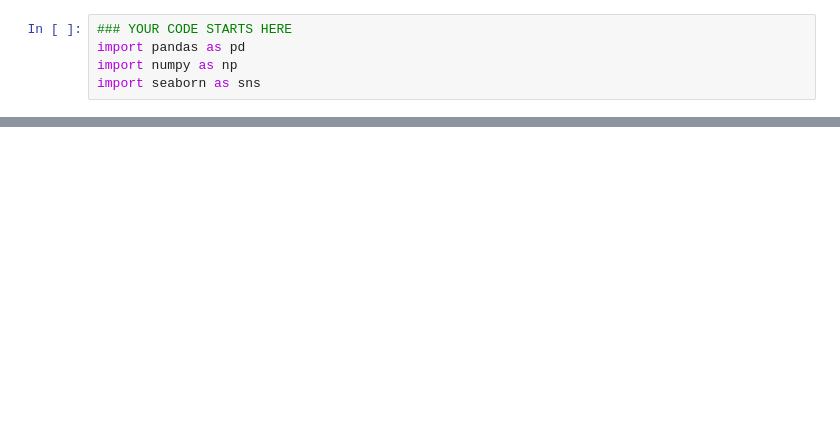
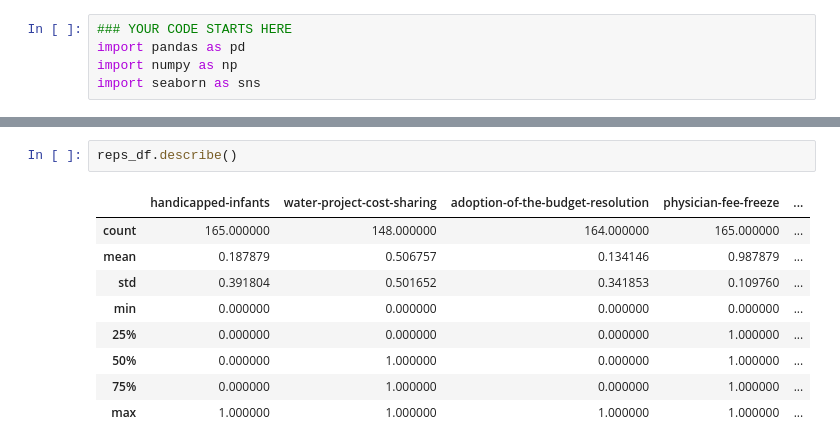
Before and after one commit to ErikSeguinte/DS-Unit-1-Sprint-2-Statistics, a Jupyter notebook: module1/LS_DS_121_Statistics_Probability_Assignment.ipynb, the cells around one changed output, grey strips where cells are left out. Saved outputs shown, nothing was run; the diff lists cells and outputs as text; blank space fills up the shorter version.

```diff
--- a/module1/LS_DS_121_Statistics_Probability_Assignment.ipynb
+++ b/module1/LS_DS_121_Statistics_Probability_Assignment.ipynb
@@ -89,0 +99,12 @@ reps_df.head()
+# %%
+reps_df.describe()
+# %% [output]
+|  | handicapped-infants | water-project-cost-sharing | adoption-of-the-budget-resolution | physician-fee-freeze | ... |
+| count | 165.000000 | 148.000000 | 164.000000 | 165.000000 | ... |
+| mean | 0.187879 | 0.506757 | 0.134146 | 0.987879 | ... |
+| std | 0.391804 | 0.501652 | 0.341853 | 0.109760 | ... |
+| min | 0.000000 | 0.000000 | 0.000000 | 0.000000 | ... |
+| 25% | 0.000000 | 0.000000 | 0.000000 | 1.000000 | ... |
+| 50% | 0.000000 | 1.000000 | 0.000000 | 1.000000 | ... |
+| 75% | 0.000000 | 1.000000 | 0.000000 | 1.000000 | ... |
+| max | 1.000000 | 1.000000 | 1.000000 | 1.000000 | ... |
```
Also changed, not shown: parts of 23 cells of this notebook.
